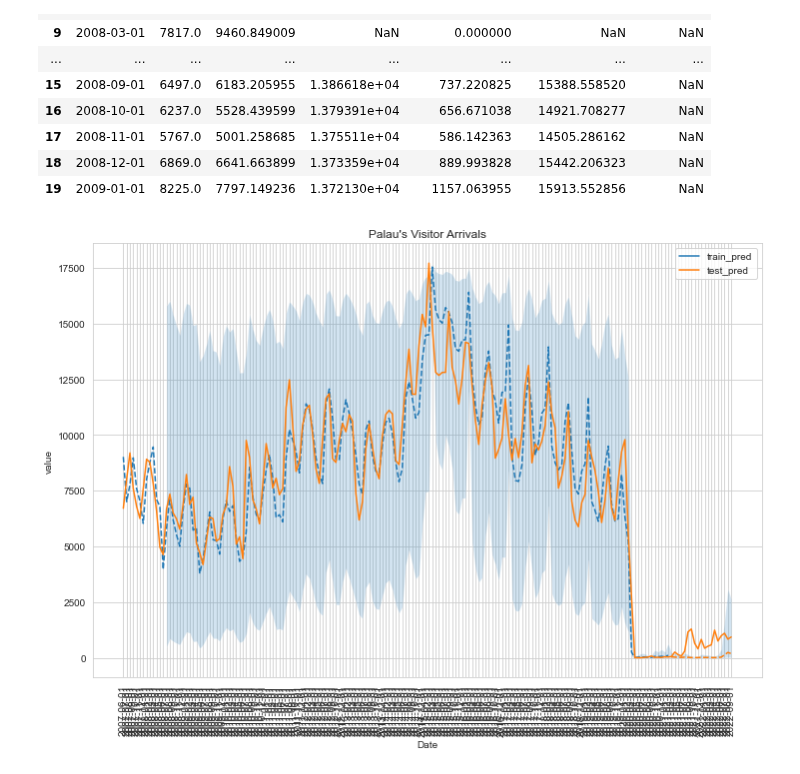
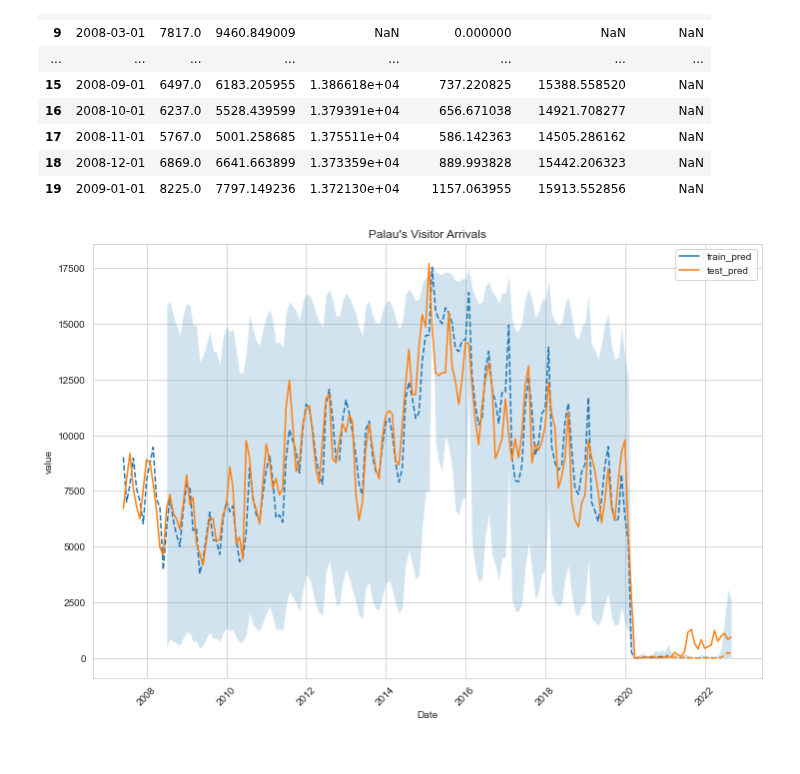
Before and after one commit to worldbank/pacific-observatory, a Jupyter notebook: docs/palau_display.ipynb, the cells around one changed output. Saved outputs shown, nothing was run; the diff lists cells and outputs as text; code cells hidden in the pictures.

```diff
--- a/docs/palau_display.ipynb
+++ b/docs/palau_display.ipynb
@@ -234,6 +234,7 @@ for col_idx, col in enumerate(best_pw_mod.columns):
         pw.inverse_scaledlogit(best_pw_mod.iloc[row_idx, col_idx], upper, lower)
 # %%
 best_pw_mod = pd.concat([palau_va[["Date", "Total"]], best_pw_mod], axis=1)
+best_pw_mod["Date"] = pd.to_datetime(best_pw_mod["Date"])
 best_pw_mod.head(20)
 # %% [output]
 |  | Date | Total | train_pred | mean_se | mean_ci_lower | mean_ci_upper | test_pred |
@@ -256,20 +257,17 @@ best_pw_mod.head(20)
 # %%
 scaled_viz_df = (best_pw_mod[["Date", "train_pred", "test_pred"]]
                  .melt(id_vars=["Date"]))
 
-# use the timezone object in your code
-# scaled_viz_df["Date"] = pd.to_datetime(
-#     scaled_viz_df["Date"], format="%Y-%m-%d")
+scaled_viz_df["Date"] = pd.to_datetime(scaled_viz_df["Date"])
 
-import matplotlib.dates as mdates
 fig, ax = plt.subplots(figsize=(12, 8))
-ax.fill_between(x="Date", y1="mean_ci_lower", y2="mean_ci_upper",
-                data=best_pw_mod, alpha=0.2)
-sns.lineplot(x="Date", y="value", data=scaled_viz_df,
+ax.fill_between(data=best_pw_mod, x="Date",
+                y1="mean_ci_lower", y2="mean_ci_upper", alpha=0.2)
+sns.lineplot(data=scaled_viz_df, x="Date", y="value",
              hue="variable", linestyle="--")
 sns.lineplot(data=best_pw_mod, x="Date", y="Total")
-plt.xticks(rotation=90)
+plt.xticks(rotation=45)
 plt.title("Palau's Visitor Arrivals")
 plt.show()
 # %% [output]
-[figure, old version]
+[figure, new version]
```
Also changed, not shown: parts of 1 cell of this notebook, 3 other files.
